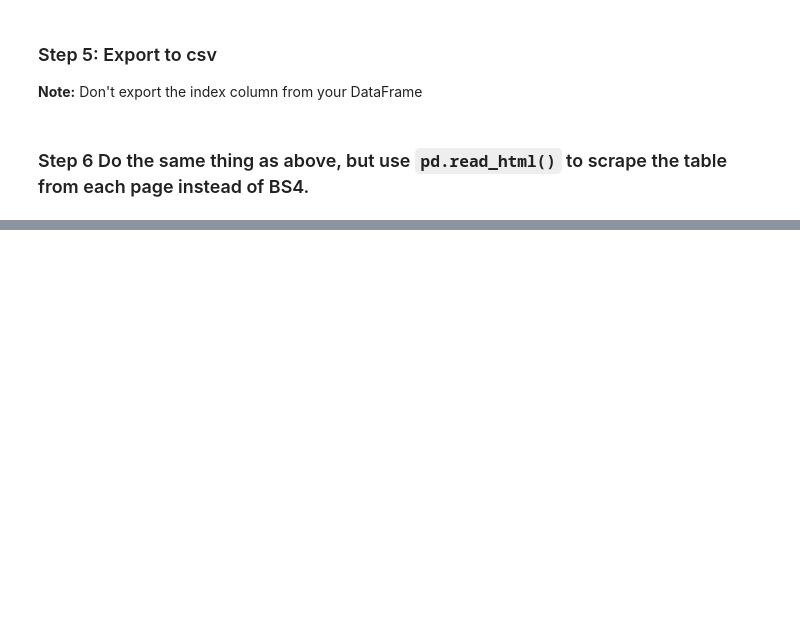
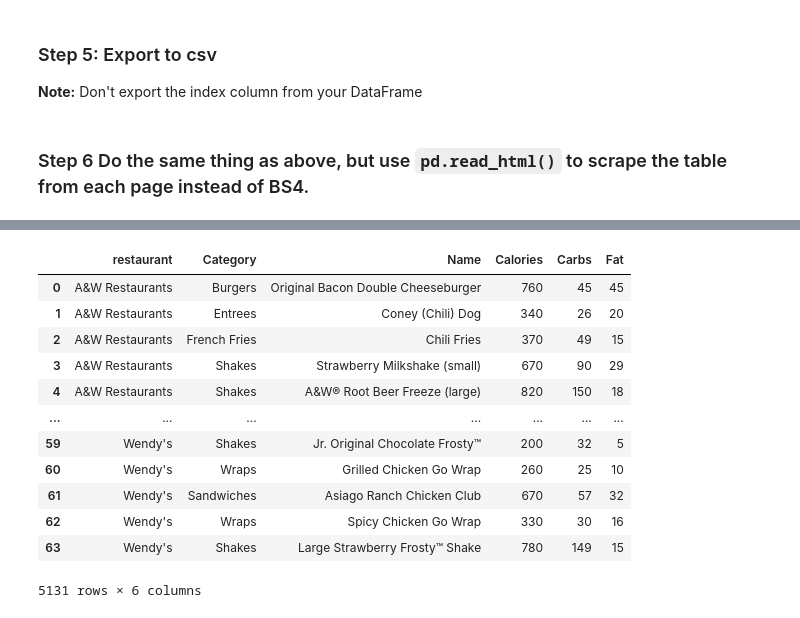
Before and after one commit to viviloaf/general-assembly, a Jupyter notebook: labs/5.01-lab-webscraping-master/starter-code.ipynb, the cells around one changed output, grey strips where cells are left out. Drawn from its saved outputs; the diff is of its cells as text; code cells hidden in the pictures; blank space fills up the shorter version.

```diff
--- a/labs/5.01-lab-webscraping-master/starter-code.ipynb
+++ b/labs/5.01-lab-webscraping-master/starter-code.ipynb
@@ -53,0 +284,2 @@ foods = [
+# %%
+df_html = df_html.join(href)
@@ -53,0 +314,2 @@ foods = [
+# %%
+list_df_foods = [pd.read_html(i) for i in df_html['links']]
@@ -53,0 +361,20 @@ foods = [
+# %%
+df_foods_2 = pd.concat([[i][0][0] for i in list_df_foods])
+# %%
+df_foods_2 = df_foods_2[['restaurant', 'Category', 'Name', 'Calories', 'Carbs', 'Fat']]
+# %%
+df_foods_2
+# %% [output]
+|  | restaurant | Category | Name | Calories | Carbs | Fat |
+| 0 | A&W Restaurants | Burgers | Original Bacon Double Cheeseburger | 760 | 45 | 45 |
+| 1 | A&W Restaurants | Entrees | Coney (Chili) Dog | 340 | 26 | 20 |
+| 2 | A&W Restaurants | French Fries | Chili Fries | 370 | 49 | 15 |
+| 3 | A&W Restaurants | Shakes | Strawberry Milkshake (small) | 670 | 90 | 29 |
+| 4 | A&W Restaurants | Shakes | A&W® Root Beer Freeze (large) | 820 | 150 | 18 |
+| ... | ... | ... | ... | ... | ... | ... |
+| 59 | Wendy's | Shakes | Jr. Original Chocolate Frosty™ | 200 | 32 | 5 |
+| 60 | Wendy's | Wraps | Grilled Chicken Go Wrap | 260 | 25 | 10 |
+| 61 | Wendy's | Sandwiches | Asiago Ranch Chicken Club | 670 | 57 | 32 |
+| 62 | Wendy's | Wraps | Spicy Chicken Go Wrap | 330 | 30 | 16 |
+| 63 | Wendy's | Shakes | Large Strawberry Frosty™ Shake | 780 | 149 | 15 |
+5131 rows × 6 columns
```
Also changed, not shown: parts of 47 cells of this notebook.
